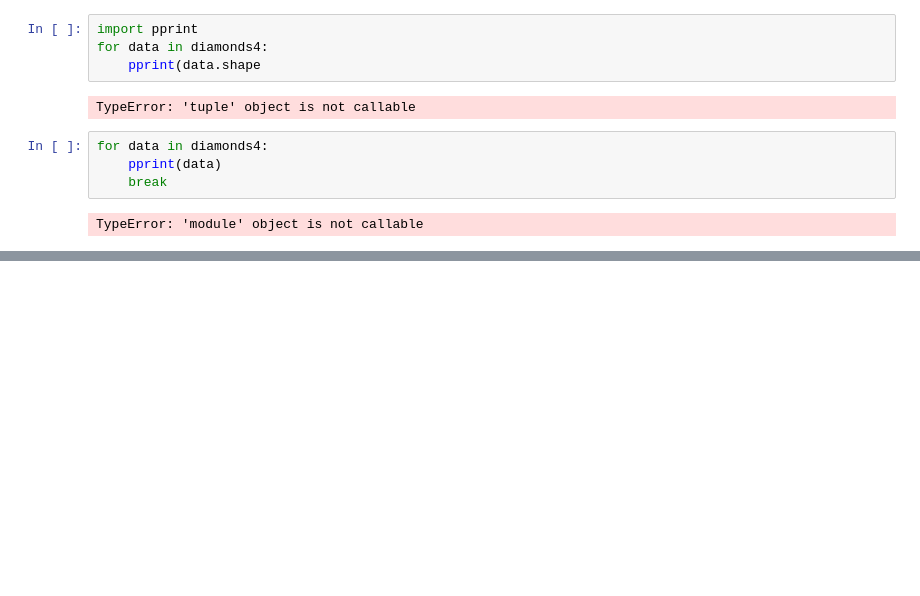
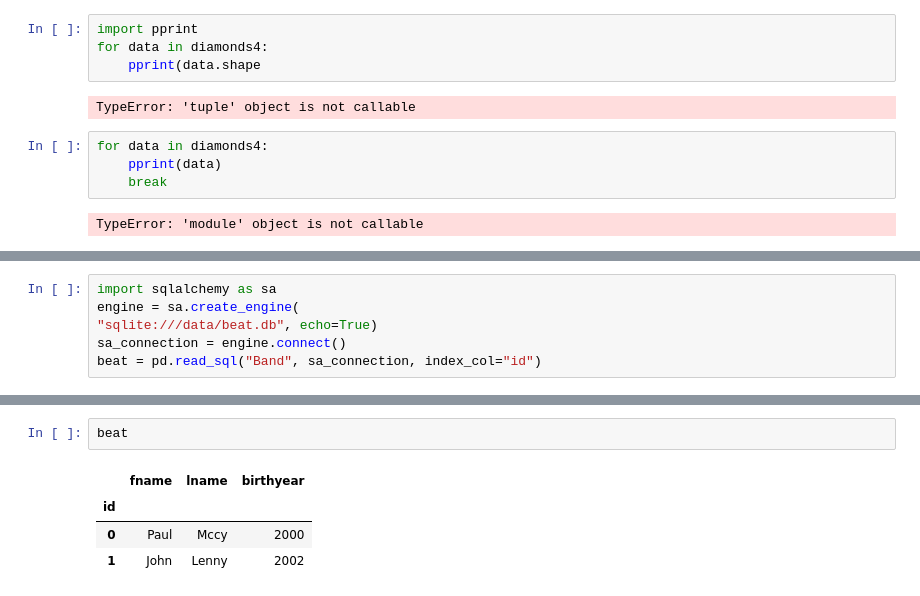
Before and after one commit to manjunath-hanmantgad/python-development, a Jupyter notebook: Pandas-Cookbook-Second-Edition-master/Pandas-Cookbook-Second-Edition-master/dataframe_operations.ipynb, the cells around one changed output, grey strips where cells are left out. Drawn from its saved outputs; the diff is of its cells as text; blank space fills up the shorter version.

```diff
--- a/Pandas-Cookbook-Second-Edition-master/Pandas-Cookbook-Second-Edition-master/dataframe_operations.ipynb
+++ b/Pandas-Cookbook-Second-Edition-master/Pandas-Cookbook-Second-Edition-master/dataframe_operations.ipynb
@@ -551,0 +643,6 @@ TypeError: 'module' object is not callable
+# %%
+import sqlalchemy as sa
+engine = sa.create_engine(
+"sqlite:///data/beat.db", echo=True)
+sa_connection = engine.connect()
+beat = pd.read_sql("Band", sa_connection, index_col="id")
@@ -551,0 +667,7 @@ TypeError: 'module' object is not callable
+# %%
+beat
+# %% [output]
+|  | fname | lname | birthyear |
+| id |  |  |  |
+| 0 | Paul | Mccy | 2000 |
+| 1 | John | Lenny | 2002 |
```
Also changed, not shown: parts of 14 cells of this notebook, 1 other file.
